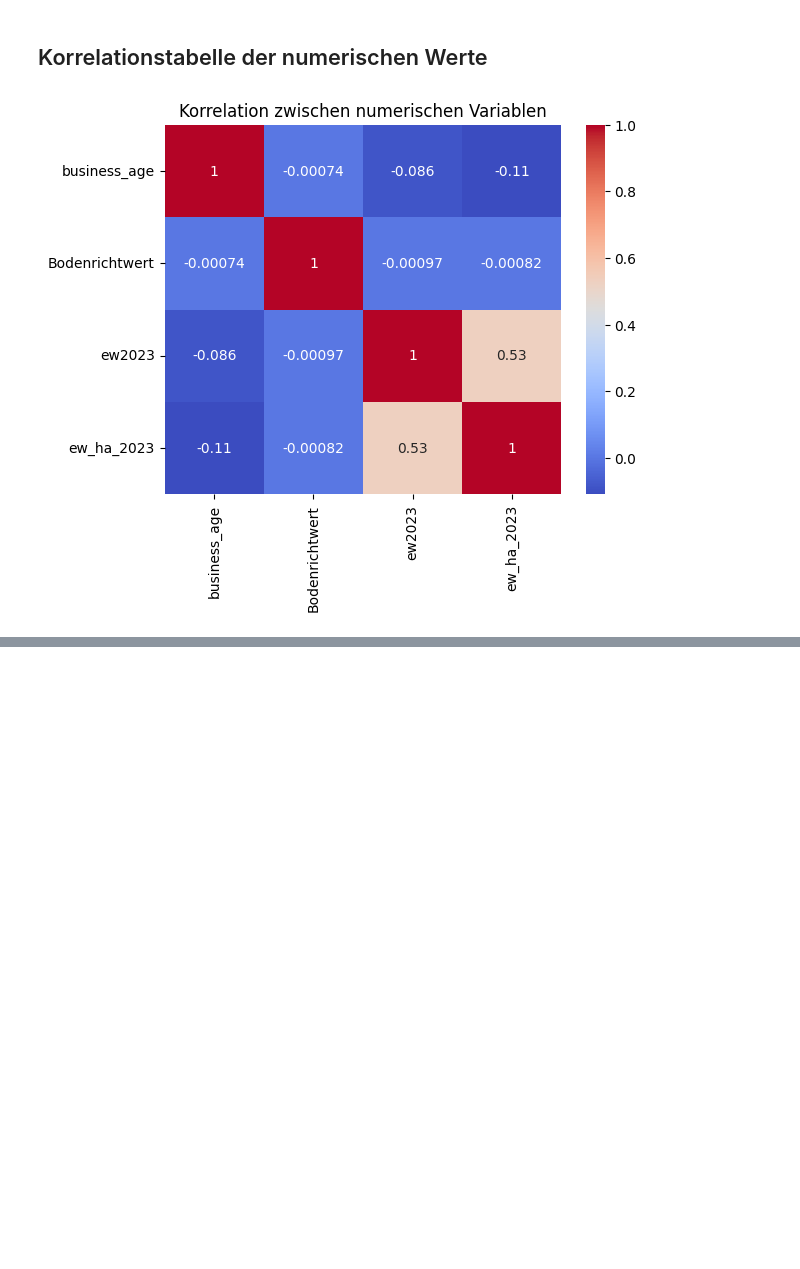
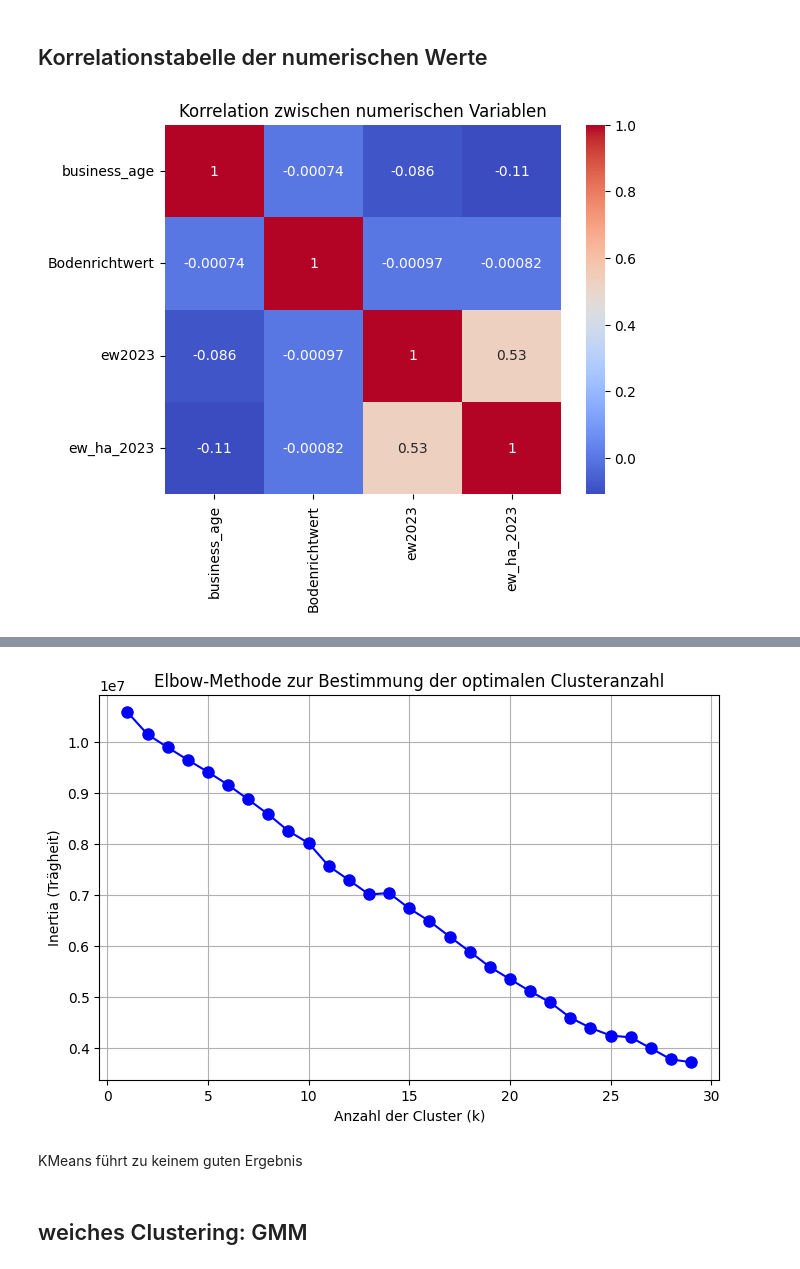
Before and after one commit to Tooonni/DAMI01, a Jupyter notebook: notebooks/main.ipynb, the cells around one changed output, grey strips where cells are left out. Drawn from its saved outputs; the diff is of its cells as text; code cells hidden in the pictures; blank space fills up the shorter version.

Commit message:
finish first final version

```diff
--- a/notebooks/main.ipynb
+++ b/notebooks/main.ipynb
@@ -515,0 +567,3 @@ plt.show()
+# %%
+features = df[["Bodenrichtwert", "business_age", "ew2023", "ew_ha_2023", "Branche_grob", "Bezirk"]]
+features.info()
@@ -515,0 +748,10 @@ plt.show()
+# %%
+numerische_spalten = ["Bodenrichtwert", "business_age", "ew2023", "ew_ha_2023"]
+filtered_df = features.copy()
+
+for spalte in numerische_spalten:
+    untere_grenze, obere_grenze = iqr_outlier(filtered_df, spalte)
+    filtered_df = filtered_df[(filtered_df[spalte] >= untere_grenze) & (filtered_df[spalte] <= obere_grenze)]
+
+features_kmeans = filtered_df.reset_index(drop=True)
+features_kmeans.info()
@@ -515,0 +776,4 @@ plt.show()
+# %%
+# One Hot Encoding
+features_kmeans = pd.get_dummies(features_kmeans, columns=["Branche_grob", "Bezirk"], drop_first=False)
+features_kmeans.head()
@@ -515,0 +788,10 @@ plt.show()
+# %%
+# Standardisierung ohne Veränderung von features_kmeans
+scaler = StandardScaler()
+features_kmeans_scaled = scaler.fit_transform(features_kmeans)
+
+# Rückumwandeln in DataFrame mit gleichen Spaltennamen
+features_kmeans_scaled = pd.DataFrame(features_kmeans_scaled, columns=features_kmeans.columns)
+
+# Optional: Ausgabe zum Prüfen
+features_kmeans_scaled.head()
@@ -515,0 +840,24 @@ plt.show()
+# %%
+# Elbow-Methode: Inertia für K=1 bis K=30 berechnen
+inertia = []
+k_range = range(1, 30)
+
+for k in k_range:
+    kmeans = KMeans(n_clusters=k, random_state=42)
+    kmeans.fit(features_kmeans_scaled)
+    inertia.append(kmeans.inertia_)
+
+# Plot der Elbow-Kurve
+plt.figure(figsize=(8, 5))
+plt.plot(k_range, inertia, 'bo-', markersize=8)
+plt.xlabel('Anzahl der Cluster (k)')
+plt.ylabel('Inertia (Trägheit)')
+plt.title('Elbow-Methode zur Bestimmung der optimalen Clusteranzahl')
+plt.grid(True)
+plt.show()
+# %% [output]
+[figure, added]
+# %% [markdown]
+KMeans führt zu keinem guten Ergebnis
+# %% [markdown]
+## weiches Clustering: GMM
```
Also changed, not shown: parts of 38 cells of this notebook, 1 other file.
